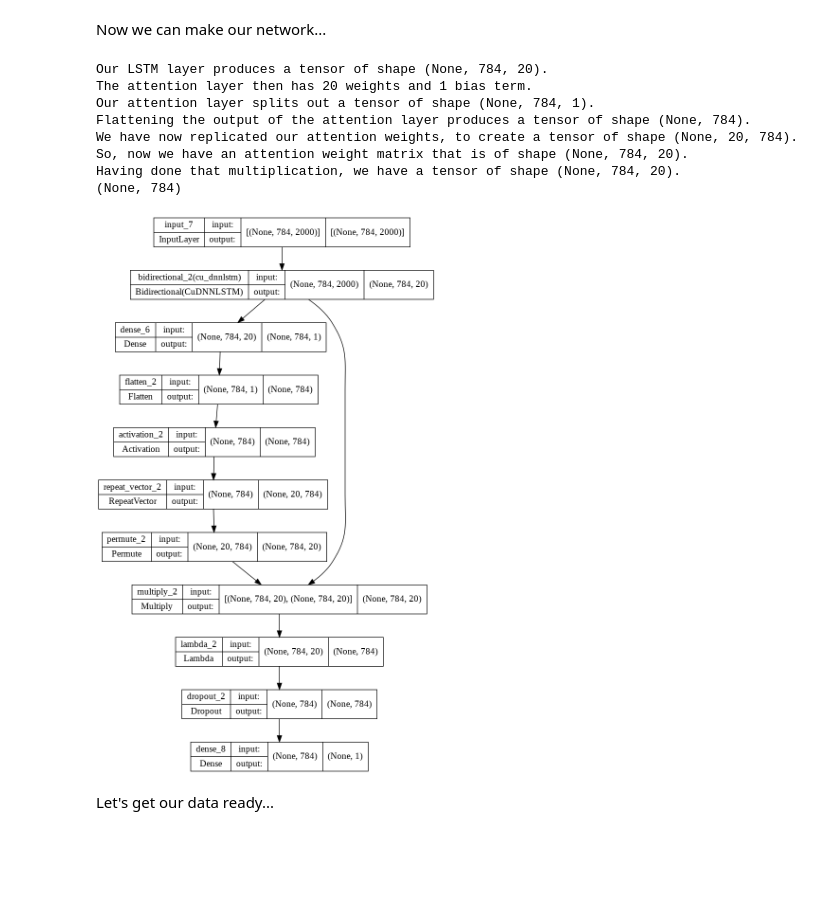
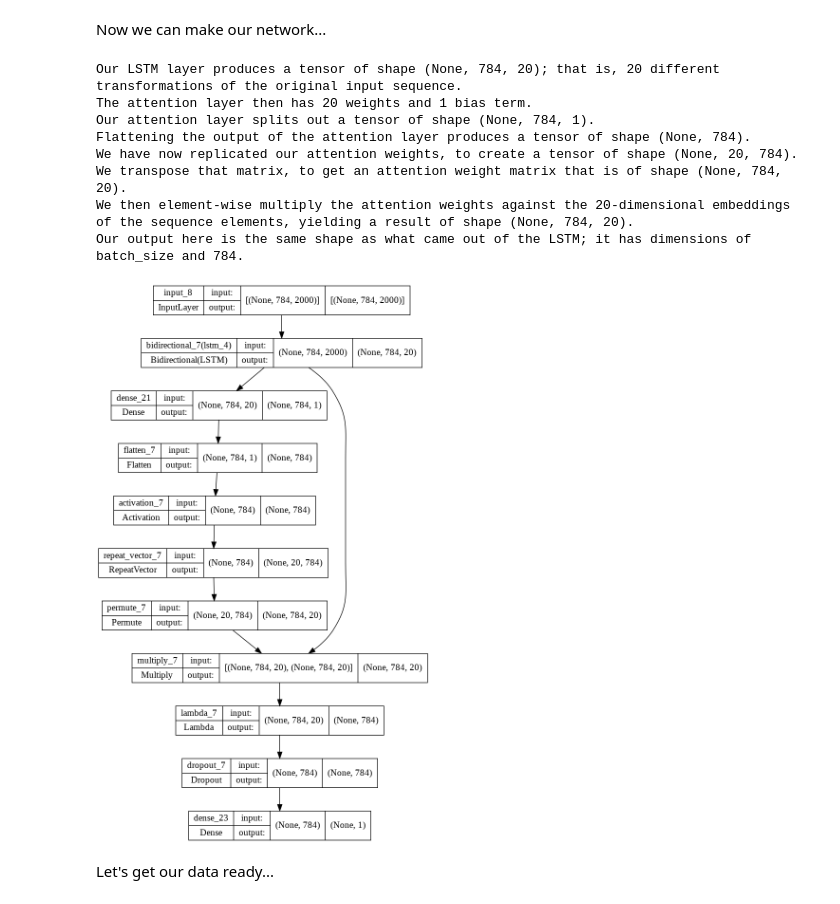
Before and after one commit to ymei9/BA865-2022, a Jupyter notebook: Week 6/6.7 - RNN for Text with Attention.ipynb, the cells around one changed output. Saved outputs shown, nothing was run; the diff lists cells and outputs as text; code cells hidden in the pictures; blank space fills up the shorter version.

```diff
--- a/Week 6/6.7 - RNN for Text with Attention.ipynb
+++ b/Week 6/6.7 - RNN for Text with Attention.ipynb
@@ -19,10 +19,17 @@ import numpy as np
 trip_advisor = pd.read_csv('https://raw.githubusercontent.com/gburtch/BA865-2022/main/Week%203/datasets/deceptive-opinion.csv')
 trip_advisor = trip_advisor.sample(frac=1) # Shuffle the data since I'll eventually just use a simple validation split.
 
+trip_advisor.describe(include='all')
+
 # Let's shuffle things...
 shuffled_indices= np.arange(trip_advisor.shape[0])
 np.random.shuffle(shuffled_indices)
-trip_advisor = trip_advisor.loc[shuffled_indices]
 
-trip_advisor.describe(include='all')
+trip_advisor_text = trip_advisor['text'].to_numpy()
+label = np.where(trip_advisor['deceptive']=='deceptive',1,0)
+
+print(trip_advisor_text)
+trip_advisor_text = trip_advisor_text[shuffled_indices]
+label = label[shuffled_indices]
+print(trip_advisor_text)
 # %% [output]
@@ -47,8 +59,7 @@ text_vectorization.adapt(trip_advisor['text'])
 # %% [markdown]
 We are going to start off with one-hot encodings again, just to make sure we understand the shapes of all the tensors and things as we go along, so we understand what the network is doing!
 # %%
-text_data = trip_advisor['text']
-processed_text = text_vectorization(text_data)
+processed_text = text_vectorization(trip_advisor_text)
 one_hot = tf.one_hot(processed_text, depth=2000) # we one-hot encode those, so it becomes a length x2000 vector.
 
 print(one_hot.shape)
@@ -67,8 +78,8 @@ def build_model():
     # The LSTM will yield, for each sequence, a new representation for each element (you can think about these as new 'history-aware' word embeddings)
     # If we have many LSTM units, it will have the ability to learn many alternative embedding (think about these like many different filters in CNN - many different reprensentations can be learned).
     # So, we end up with word embeddings in a 10 dimensional space, instead of the original 2000-dimensional hot encoded space.
-    lstm_output = layers.Bidirectional(CuDNNLSTM(10, return_sequences=True))(inputs)
-    print(f'Our LSTM layer produces a tensor of shape {lstm_output.shape}.')
+    lstm_output = layers.Bidirectional(layers.LSTM(10, return_sequences=True))(inputs)
+    print(f'Our LSTM layer produces a tensor of shape {lstm_output.shape}; that is, 20 different transformations of the original input sequence.')
 
     # NOTE: This dense node isn't receiving a vector, it's receiving a 2D matrix.
     # Those 784 X 20-dimensional values all pass into a one node dense layer, which produces a sequence_length x 1 .
@@ -100,42 +111,42 @@ def build_model():
     # We need to do some 'custom' work to accomplish that
     # Here, we are copying the output attention weight vector 20 times, to get a 20 x 784 dimensional matrix. The weights are just replicated to be applied against each of the 20 values for a word's embedding.
     # This is basically broadcasting the vector.
     broadcast=RepeatVector(20)(a)
     print(f'We have now replicated our attention weights, to create a tensor of shape {broadcast.shape}.')
 
     # We then transpose that matrix to be 784 x 20, so we can do the tensor multiplication.
     transpose=Permute([2, 1])(broadcast)
-    print(f'So, now we have an attention weight matrix that is of shape {transpose.shape}.')
+    print(f'We transpose that matrix, to get an attention weight matrix that is of shape {transpose.shape}.')
 
     # Finally, mulitply our LSTM output with the attention weight matrix. Each 20-dim vector embedding will be amplified or shrunk.
     # merge.Multiply() does element-wise multiplication, i.e., amplify (blow up) or attenuate the sequence element, toward 0.
     multiply = merge.Multiply()([lstm_output, transpose])
-    print(f'Having done that multiplication, we have a tensor of shape {multiply.shape}.')
+    print(f'We then element-wise multiply the attention weights against the 20-dimensional embeddings of the sequence elements, yielding a result of shape {multiply.shape}.')
 
     # Finally, we get our 'attention-adjusted' representations of each position in the sequence.
-    # Wait, what... we are summing over the 784 positions? We end up with 20 values here.
+    # Here we are summing over the 20-dimensional embedding space for each token. We end up with 784 'transformed' values here.
     sum = Lambda(lambda values: K.sum(values, axis=2))(multiply)
-    print(sum.shape)
+    print(f'Our output here is the same shape as what came out of the LSTM; it has dimensions of batch_size and {sum.shape[1]}.')
 
     x = keras.layers.Dropout(0.5)(sum)
     outputs = keras.layers.Dense(1, activation="sigmoid")(x)
 
     model = keras.Model(inputs,outputs)
     model.compile(optimizer="rmsprop",loss="binary_crossentropy",metrics=['accuracy'])
     return model
 
 model = build_model()
 keras.utils.plot_model(model,show_shapes=True)
 # %% [output]
-Our LSTM layer produces a tensor of shape (None, 784, 20).
+Our LSTM layer produces a tensor of shape (None, 784, 20); that is, 20 different transformations of the original input sequence.
 The attention layer then has 20 weights and 1 bias term.
 Our attention layer splits out a tensor of shape (None, 784, 1).
 Flattening the output of the attention layer produces a tensor of shape (None, 784).
 We have now replicated our attention weights, to create a tensor of shape (None, 20, 784).
-So, now we have an attention weight matrix that is of shape (None, 784, 20).
-Having done that multiplication, we have a tensor of shape (None, 784, 20).
-(None, 784)
+We transpose that matrix, to get an attention weight matrix that is of shape (None, 784, 20).
+We then element-wise multiply the attention weights against the 20-dimensional embeddings of the sequence elements, yielding a result of shape (None, 784, 20).
+Our output here is the same shape as what came out of the LSTM; it has dimensions of batch_size and 784.
-[figure, old version]
+[figure, new version]
 # %% [markdown]
 Let's get our data ready...
 # %%
```
Also changed, not shown: parts of 17 cells of this notebook, 3 other files.
